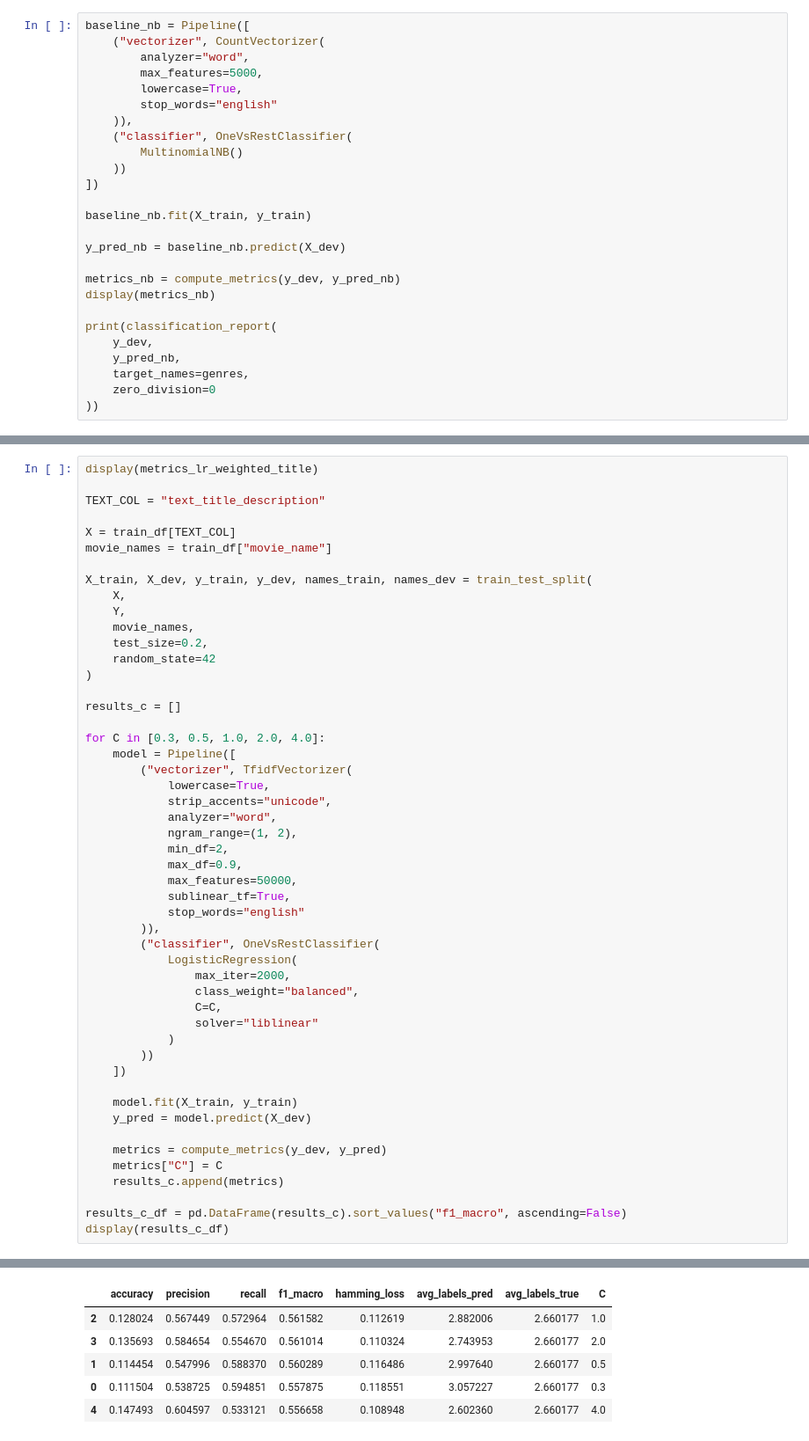
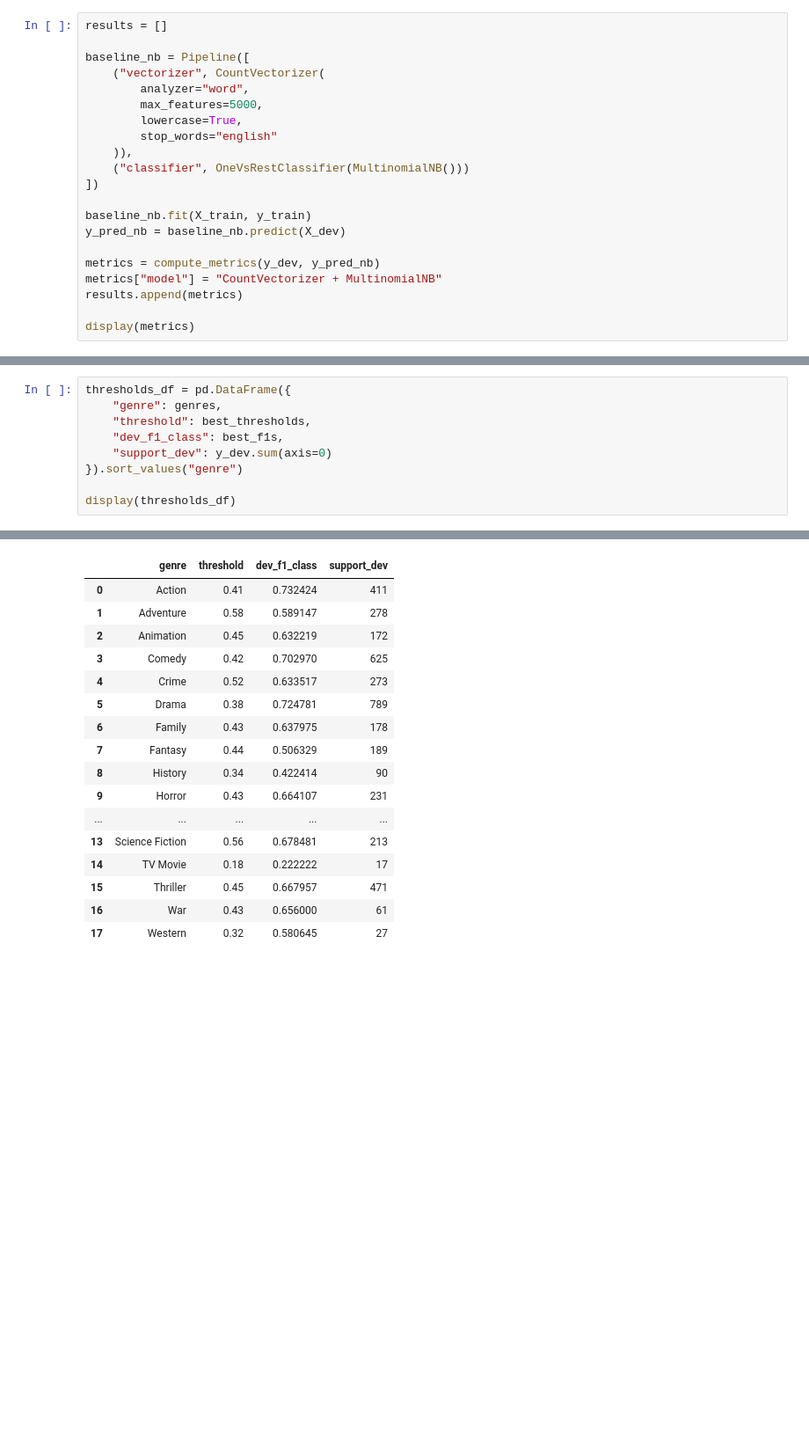
Before and after one commit to danilpzz/ILN-movie-genre-identification-task, a Jupyter notebook: ILN05_01_Modelos_Clasicos_TFIDF_LogReg.ipynb, the cells around one changed output, grey strips where cells are left out. Shown at 88% size. Drawn from its saved outputs; the diff is of its cells as text; blank space fills up the shorter version.

```diff
--- a/ILN05_01_Modelos_Clasicos_TFIDF_LogReg.ipynb
+++ b/ILN05_01_Modelos_Clasicos_TFIDF_LogReg.ipynb
@@ -322,4 +358,6 @@ Se comparan varios modelos clasicos (NB, Logistic Regression, SVC) sobre la mism
 # %%
+results = []
+
 baseline_nb = Pipeline([
     ("vectorizer", CountVectorizer(
         analyzer="word",
@@ -327,22 +365,15 @@ baseline_nb = Pipeline([
         lowercase=True,
         stop_words="english"
     )),
-    ("classifier", OneVsRestClassifier(
-        MultinomialNB()
-    ))
+    ("classifier", OneVsRestClassifier(MultinomialNB()))
 ])
 
 baseline_nb.fit(X_train, y_train)
-
 y_pred_nb = baseline_nb.predict(X_dev)
 
-metrics_nb = compute_metrics(y_dev, y_pred_nb)
-display(metrics_nb)
+metrics = compute_metrics(y_dev, y_pred_nb)
+metrics["model"] = "CountVectorizer + MultinomialNB"
+results.append(metrics)
 
-print(classification_report(
-    y_dev,
-    y_pred_nb,
-    target_names=genres,
-    zero_division=0
-))
+display(metrics)
 # %% [output]
@@ -627,51 +499,10 @@ y_dev_w: (1695, 18)
 # %%
-display(metrics_lr_weighted_title)
+thresholds_df = pd.DataFrame({
+    "genre": genres,
+    "threshold": best_thresholds,
+    "dev_f1_class": best_f1s,
+    "support_dev": y_dev.sum(axis=0)
+}).sort_values("genre")
 
-TEXT_COL = "text_title_description"
-
-X = train_df[TEXT_COL]
-movie_names = train_df["movie_name"]
-
-X_train, X_dev, y_train, y_dev, names_train, names_dev = train_test_split(
-    X,
-    Y,
-    movie_names,
-    test_size=0.2,
-    random_state=42
-)
-
-results_c = []
-
-for C in [0.3, 0.5, 1.0, 2.0, 4.0]:
-    model = Pipeline([
-        ("vectorizer", TfidfVectorizer(
-            lowercase=True,
-            strip_accents="unicode",
-            analyzer="word",
-            ngram_range=(1, 2),
-            min_df=2,
-            max_df=0.9,
-            max_features=50000,
-            sublinear_tf=True,
-            stop_words="english"
-        )),
-        ("classifier", OneVsRestClassifier(
-            LogisticRegression(
-                max_iter=2000,
-                class_weight="balanced",
-                C=C,
-                solver="liblinear"
-            )
-        ))
-    ])
-
-    model.fit(X_train, y_train)
-    y_pred = model.predict(X_dev)
-
-    metrics = compute_metrics(y_dev, y_pred)
-    metrics["C"] = C
-    results_c.append(metrics)
-
-results_c_df = pd.DataFrame(results_c).sort_values("f1_macro", ascending=False)
-display(results_c_df)
+display(thresholds_df)
 # %% [output]
@@ -685,6 +509,17 @@ display(results_c_df)
-|  | accuracy | precision | recall | f1_macro | hamming_loss | avg_labels_pred | avg_labels_true | C |
-| 2 | 0.128024 | 0.567449 | 0.572964 | 0.561582 | 0.112619 | 2.882006 | 2.660177 | 1.0 |
-| 3 | 0.135693 | 0.584654 | 0.554670 | 0.561014 | 0.110324 | 2.743953 | 2.660177 | 2.0 |
-| 1 | 0.114454 | 0.547996 | 0.588370 | 0.560289 | 0.116486 | 2.997640 | 2.660177 | 0.5 |
-| 0 | 0.111504 | 0.538725 | 0.594851 | 0.557875 | 0.118551 | 3.057227 | 2.660177 | 0.3 |
-| 4 | 0.147493 | 0.604597 | 0.533121 | 0.556658 | 0.108948 | 2.602360 | 2.660177 | 4.0 |
+|  | genre | threshold | dev_f1_class | support_dev |
+| 0 | Action | 0.41 | 0.732424 | 411 |
+| 1 | Adventure | 0.58 | 0.589147 | 278 |
+| 2 | Animation | 0.45 | 0.632219 | 172 |
+| 3 | Comedy | 0.42 | 0.702970 | 625 |
+| 4 | Crime | 0.52 | 0.633517 | 273 |
+| 5 | Drama | 0.38 | 0.724781 | 789 |
+| 6 | Family | 0.43 | 0.637975 | 178 |
+| 7 | Fantasy | 0.44 | 0.506329 | 189 |
+| 8 | History | 0.34 | 0.422414 | 90 |
+| 9 | Horror | 0.43 | 0.664107 | 231 |
+| ... | ... | ... | ... | ... |
+| 13 | Science Fiction | 0.56 | 0.678481 | 213 |
+| 14 | TV Movie | 0.18 | 0.222222 | 17 |
+| 15 | Thriller | 0.45 | 0.667957 | 471 |
+| 16 | War | 0.43 | 0.656000 | 61 |
+| 17 | Western | 0.32 | 0.580645 | 27 |
```
Also changed, not shown: parts of 45 cells of this notebook.
